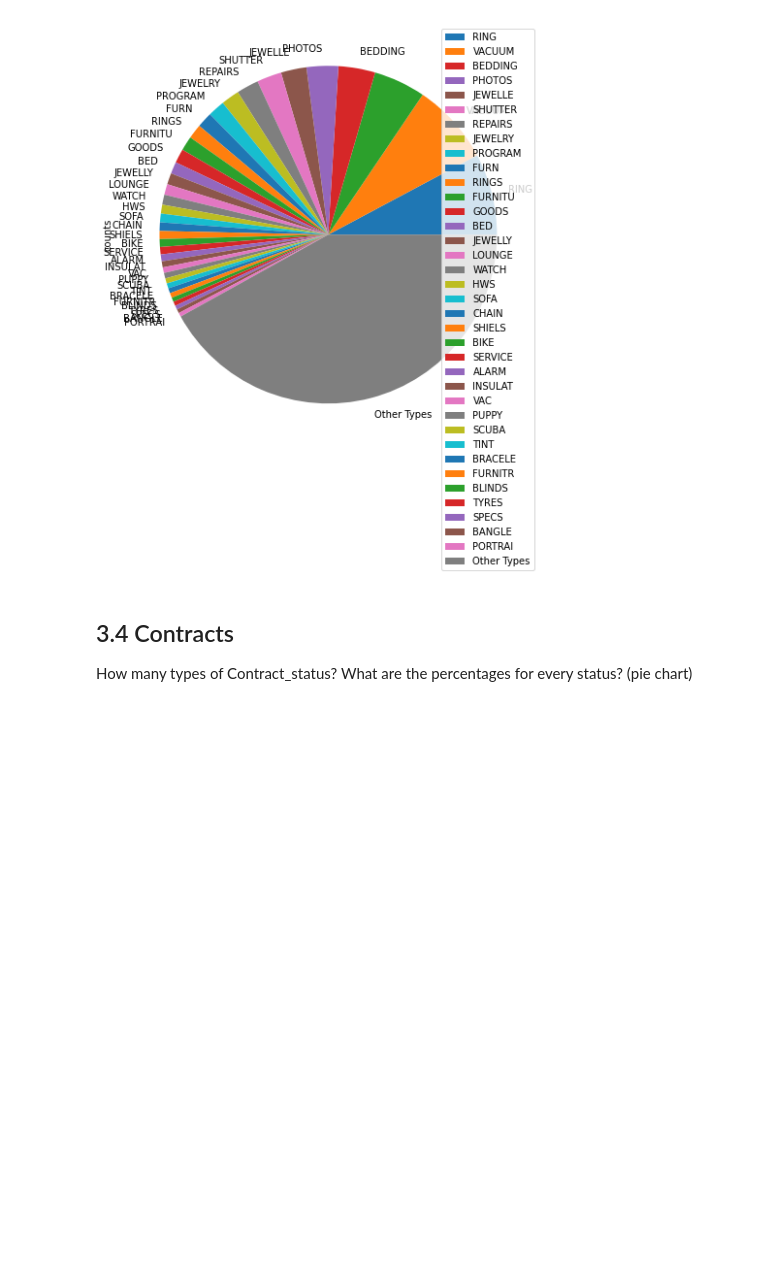
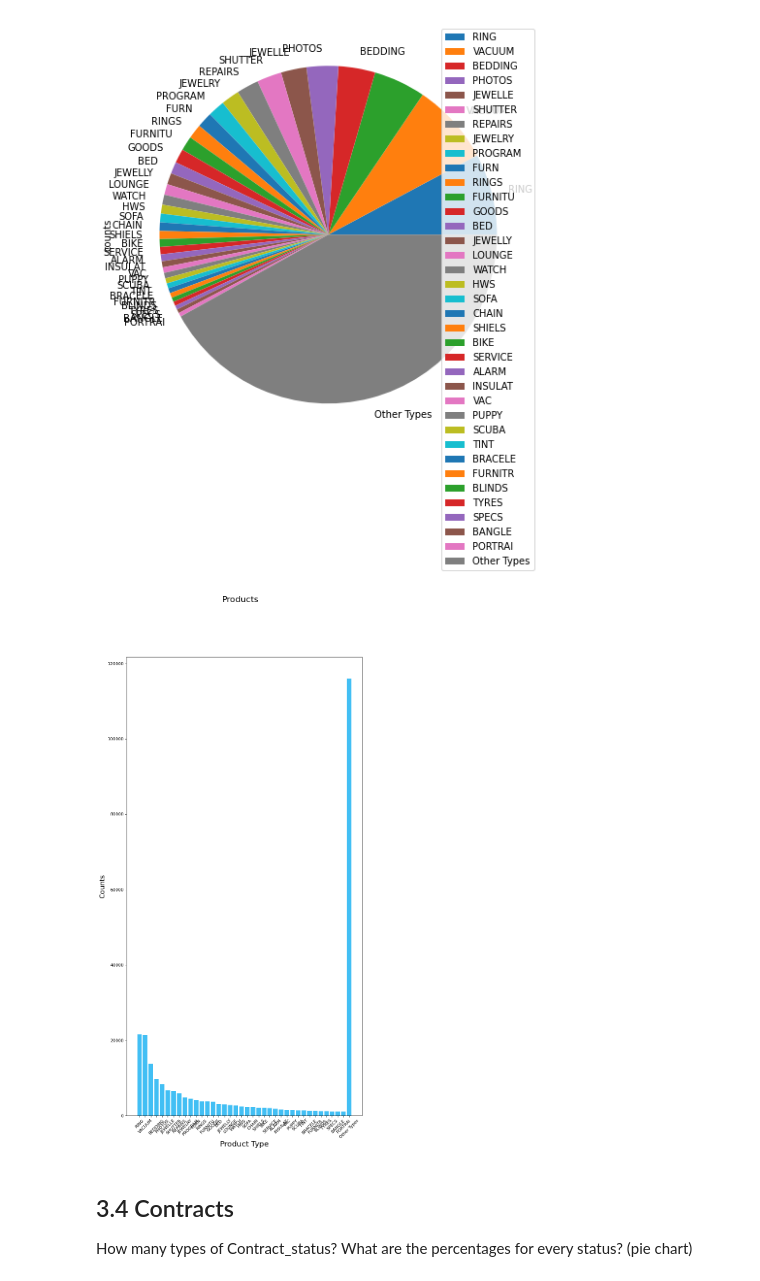
Before and after one commit to yanglinjing/vmor, a Jupyter notebook: Bank_customer_30.ipynb, the cells around one changed output. Cells and saved outputs as stored; diff of their text form; code cells hidden in the pictures; blank space fills up the shorter version.

```diff
--- a/Bank_customer_30.ipynb
+++ b/Bank_customer_30.ipynb
@@ -547,6 +590,15 @@ def plot_pct(df):
 plot_pct(product_df_new)
 # %% [output]
 [figure]
+# %%
+draw_basic_bar_plot(
+    product_df_new.index.to_list(),
+    product_df_new['counts'].to_list(),
+    10, 20,
+    "Products", "Product Type", "Counts"
+)
+# %% [output]
+[figure, added]
 # %% [markdown]
 ## 3.4 Contracts
 
```
Also changed, not shown: parts of 40 cells of this notebook.
